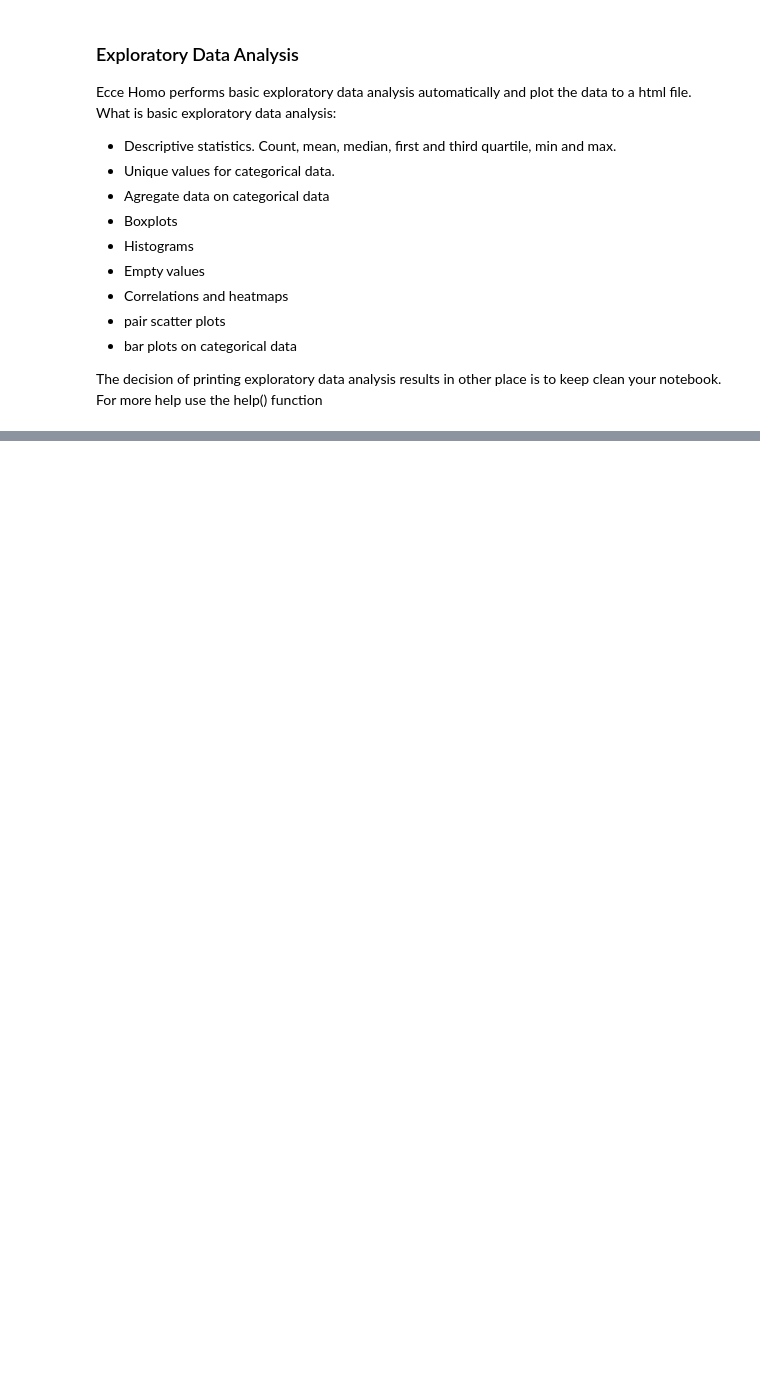
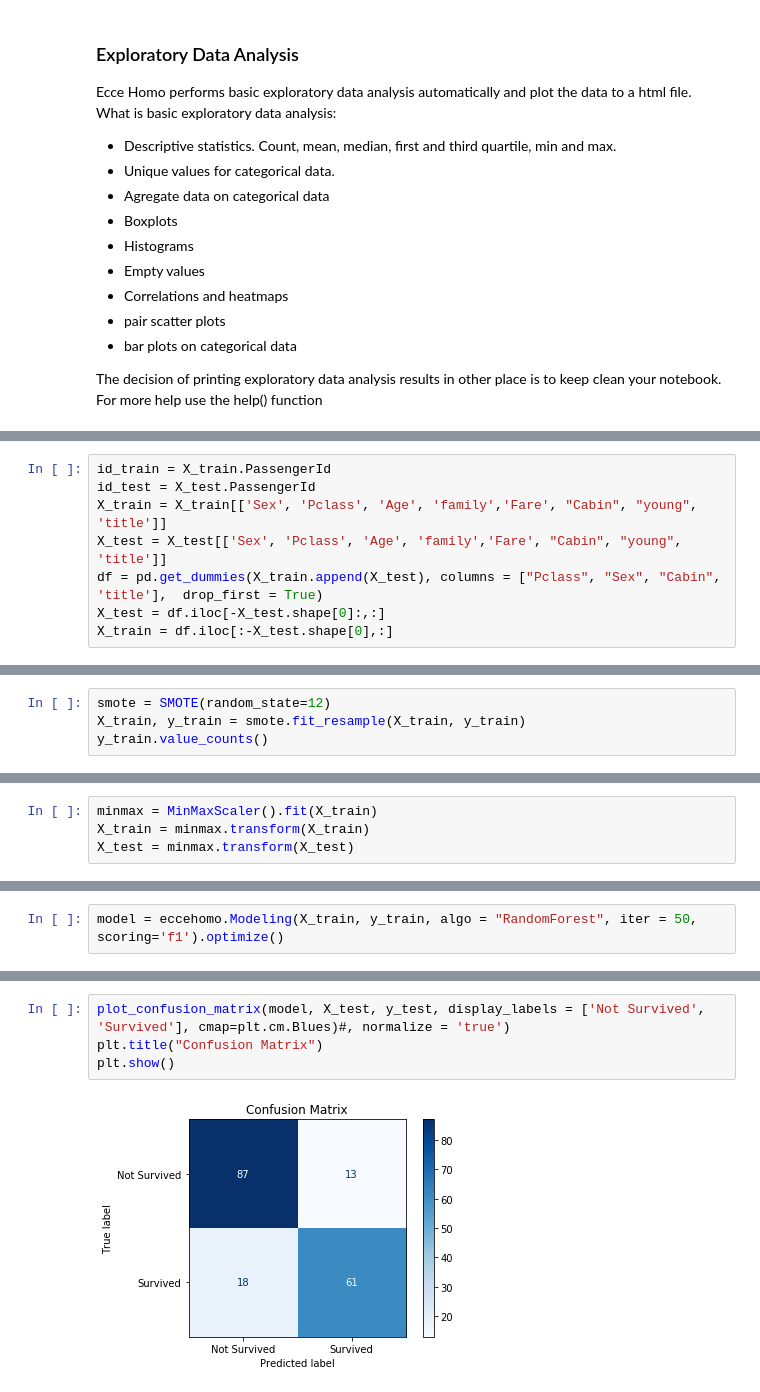
Before and after one commit to mauriciomani/Capstone-Project, a Jupyter notebook: eccehomo/capstone.ipynb, the cells around one changed output, grey strips where cells are left out. Cells and saved outputs as stored; diff of their text form; blank space fills up the shorter version.

```diff
--- a/eccehomo/capstone.ipynb
+++ b/eccehomo/capstone.ipynb
@@ -94,0 +167,8 @@ This cell brings the images saved from the cell above.<br>
+# %%
+id_train = X_train.PassengerId
+id_test = X_test.PassengerId
+X_train = X_train[['Sex', 'Pclass', 'Age', 'family','Fare', "Cabin", "young", 'title']]
+X_test = X_test[['Sex', 'Pclass', 'Age', 'family','Fare', "Cabin", "young", 'title']]
+df = pd.get_dummies(X_train.append(X_test), columns = ["Pclass", "Sex", "Cabin", 'title'],  drop_first = True)
+X_test = df.iloc[-X_test.shape[0]:,:]
+X_train = df.iloc[:-X_test.shape[0],:]
@@ -94,0 +178,4 @@ This cell brings the images saved from the cell above.<br>
+# %%
+smote = SMOTE(random_state=12)
+X_train, y_train = smote.fit_resample(X_train, y_train)
+y_train.value_counts()
@@ -94,0 +189,4 @@ This cell brings the images saved from the cell above.<br>
+# %%
+minmax = MinMaxScaler().fit(X_train)
+X_train = minmax.transform(X_train)
+X_test = minmax.transform(X_test)
@@ -94,0 +197,2 @@ This cell brings the images saved from the cell above.<br>
+# %%
+model = eccehomo.Modeling(X_train, y_train, algo = "RandomForest", iter = 50, scoring='f1').optimize()
@@ -94,0 +274,6 @@ This cell brings the images saved from the cell above.<br>
+# %%
+plot_confusion_matrix(model, X_test, y_test, display_labels = ['Not Survived', 'Survived'], cmap=plt.cm.Blues)#, normalize = 'true')
+plt.title("Confusion Matrix")
+plt.show()
+# %% [output]
+[figure, added]
```
Also changed, not shown: parts of 63 cells of this notebook.
